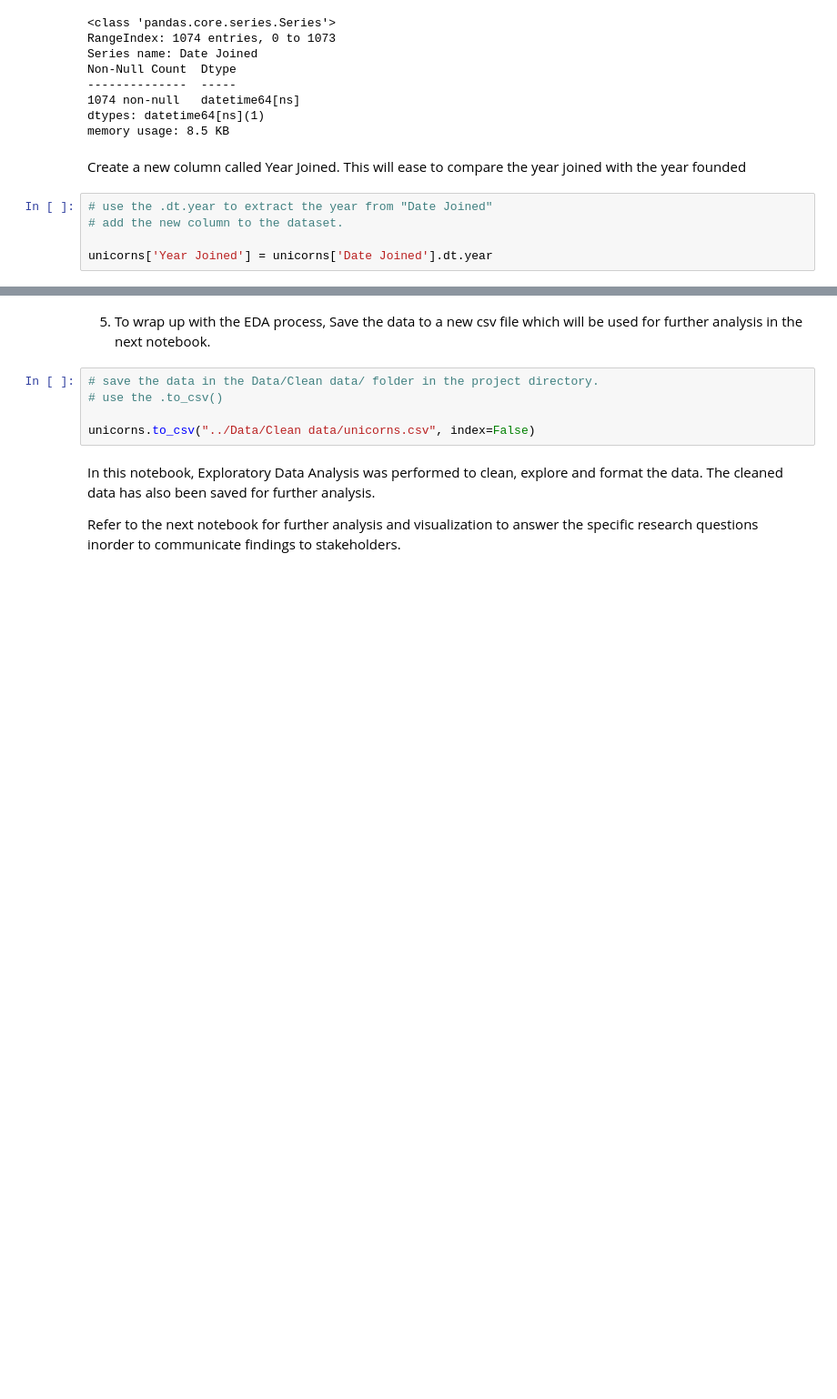
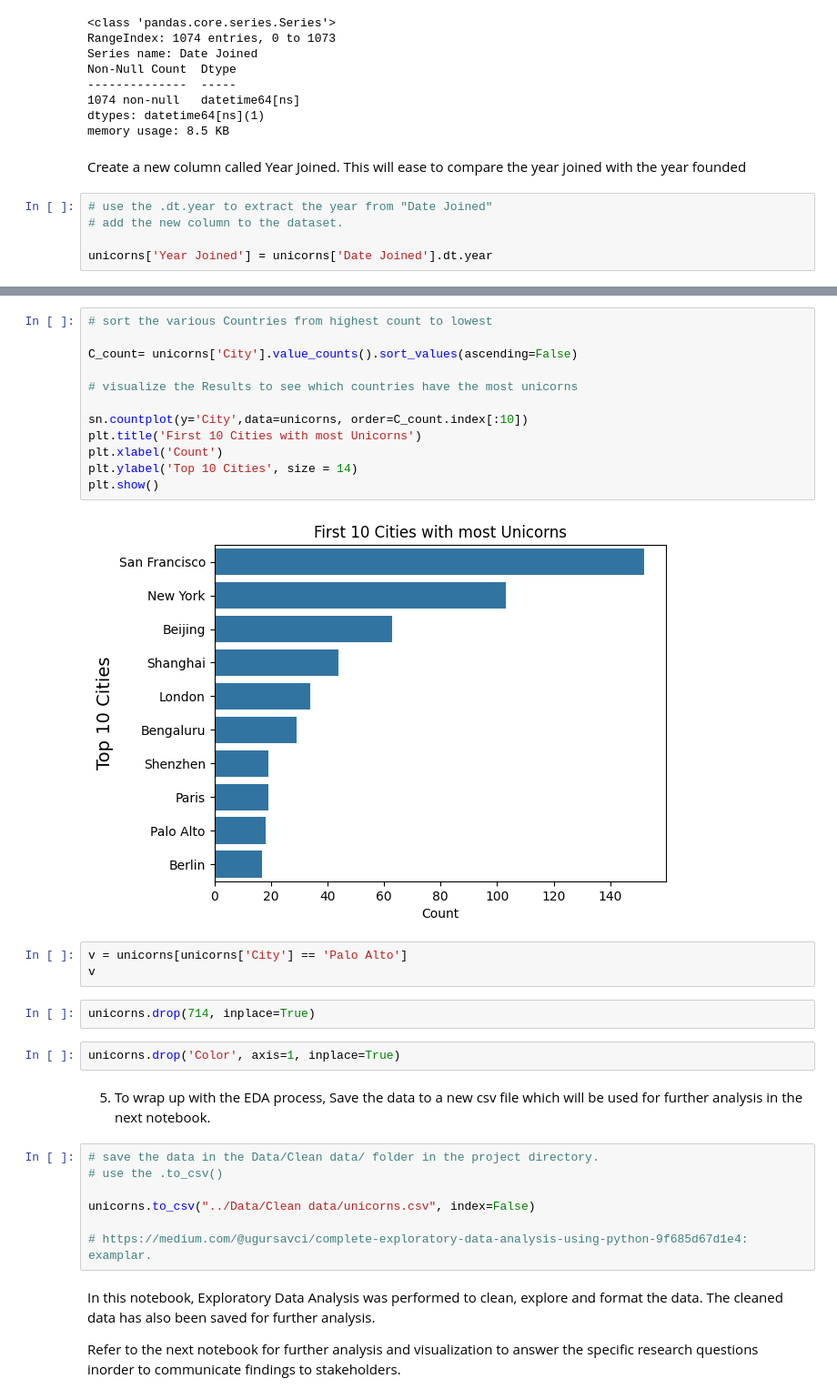
Before and after one commit to Ndong21/Data_Analysis_python_Unicorn_Companies-, a Jupyter notebook: Analysis/Data cleaning and preparation.ipynb, the cells around one changed output, grey strips where cells are left out. Shown at 91% size. Drawn from its saved outputs; the diff is of its cells as text; blank space fills up the shorter version.

```diff
--- a/Analysis/Data cleaning and preparation.ipynb
+++ b/Analysis/Data cleaning and preparation.ipynb
@@ -176,3 +279,24 @@ unicorns.head(2)
+# %%
+# sort the various Countries from highest count to lowest
+
+C_count= unicorns['City'].value_counts().sort_values(ascending=False)
+
+# visualize the Results to see which countries have the most unicorns
+
+sn.countplot(y='City',data=unicorns, order=C_count.index[:10])
+plt.title('First 10 Cities with most Unicorns')
+plt.xlabel('Count')
+plt.ylabel('Top 10 Cities', size = 14)
+plt.show()
+# %% [output]
+[figure, added]
+# %%
+v = unicorns[unicorns['City'] == 'Palo Alto']
+v
+# %%
+unicorns.drop(714, inplace=True)
+# %%
+unicorns.drop('Color', axis=1, inplace=True)
 # %% [markdown]
 5. To wrap up with the EDA process, Save the data to a new csv file which will be used for further analysis in the next notebook.
 # %%
@@ -180,6 +304,8 @@ unicorns.head(2)
 # use the .to_csv()
 
 unicorns.to_csv("../Data/Clean data/unicorns.csv", index=False)
+
+# https://medium.com/@ugursavci/complete-exploratory-data-analysis-using-python-9f685d67d1e4: examplar.
 # %% [markdown]
 In this notebook, Exploratory Data Analysis was performed to clean, explore and format the data. The cleaned data has also been saved for further analysis.
 
```
Also changed, not shown: parts of 12 cells of this notebook, 3 other files.
